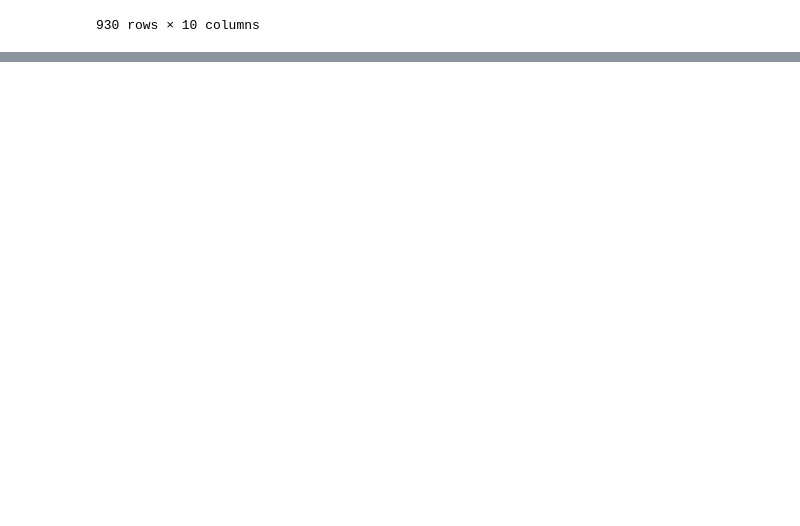
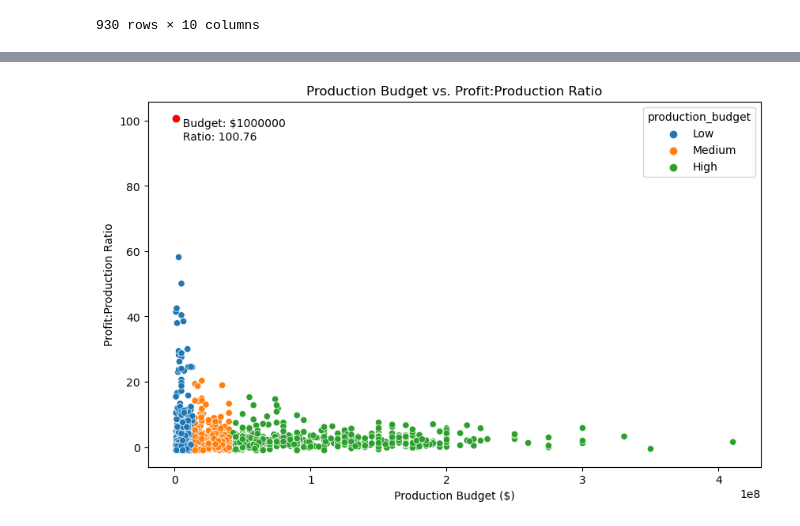
Before and after one commit to Keys2610/dsc-phase-2-project-v3, a Jupyter notebook: wesley_notebook.ipynb, the cells around one changed output, grey strips where cells are left out. Cells and saved outputs as stored; diff of their text form; code cells hidden in the pictures; blank space fills up the shorter version.

```diff
--- a/wesley_notebook.ipynb
+++ b/wesley_notebook.ipynb
@@ -32,0 +64,27 @@ grouped_df[grouped_df['movie_id_count']>0].sort_values(by=['Profit:Production Ra
+# %%
+low_budget_threshold = merged_df['production_budget'].quantile(0.33)
+medium_budget_threshold = merged_df['production_budget'].quantile(0.66)
+
+# Assigning categories based on these thresholds
+budget_categories = pd.cut(merged_df['production_budget'],
+                           bins=[0, low_budget_threshold, medium_budget_threshold, merged_df['production_budget'].max()],
+                           labels=['Low', 'Medium', 'High'])
+# Plotting Production Budget vs. Worldwide Gross:Production Ratio
+plt.figure(figsize=(10, 6))
+sns.scatterplot(x='production_budget', y='Profit:Production Ratio', hue=budget_categories, data=merged_df)
+plt.title('Production Budget vs. Profit:Production Ratio')
+plt.xlabel('Production Budget ($)')
+plt.ylabel('Profit:Production Ratio')
+
+# Highlighting the point with the maximum ratio
+max_efficiency_point = merged_df.loc[merged_df['Worldwide Gross:Production Ratio'].idxmax()]
+plt.scatter(max_efficiency_point['production_budget'], max_efficiency_point['Profit:Production Ratio'], color='red')
+plt.text(max_efficiency_point['production_budget'], max_efficiency_point['Profit:Production Ratio'],
+         f"  Budget: ${int(max_efficiency_point['production_budget'])}\n  Ratio: {max_efficiency_point['Profit:Production Ratio']:.2f}",
+         verticalalignment='top')
+
+plt.savefig('production vs ratio scatter.png')
+
+plt.show()
+# %% [output]
+[figure, added]
```
Also changed, not shown: parts of 5 cells of this notebook.
